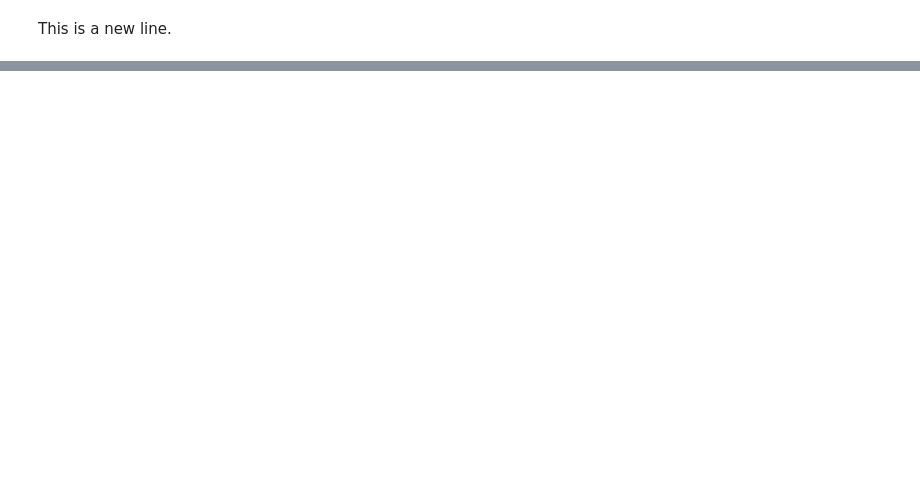
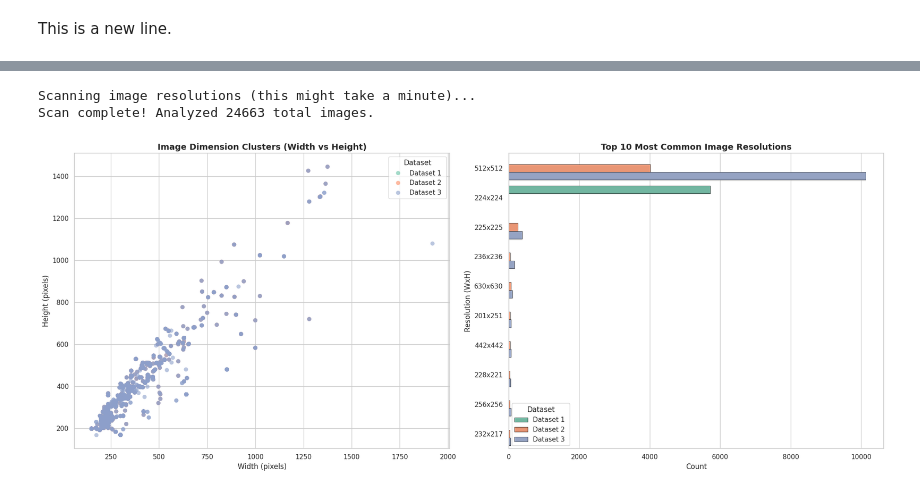
Before and after one commit to Zannatun-Nayem-Fahima/Deep-Learning-Project, a Jupyter notebook: BrainTumor.ipynb, the cells around one changed output, grey strips where cells are left out. Drawn from its saved outputs; the diff is of its cells as text; code cells hidden in the pictures; blank space fills up the shorter version.

```diff
--- a/BrainTumor.ipynb
+++ b/BrainTumor.ipynb
@@ -157,0 +328,74 @@ This is a new line.
+# %%
+resolution_records = []
+
+print("Scanning image resolutions (this might take a minute)...")
+
+# 1. Walk through datasets and extract width and height
+for name, base_path in zip(dataset_names, dataset_paths):
+    if not os.path.exists(base_path):
+        print(f"Skipping {name}: Path not found.")
+        continue
+
+    for root, dirs, files in os.walk(base_path):
+        for file in files:
+            if file.lower().endswith(('.png', '.jpg', '.jpeg')):
+                img_path = os.path.join(root, file)
+
+                # Using cv2.imread is reliable, but to speed things up we can just grab shape
+                img = cv2.imread(img_path)
+                if img is not None:
+                    h, w, _ = img.shape
+                    resolution_records.append({
+                        "Dataset": name,
+                        "Width": w,
+                        "Height": h,
+                        "Resolution": f"{w}x{h}"
+                    })
+
+df_res = pd.DataFrame(resolution_records)
+print(f"Scan complete! Analyzed {len(df_res)} total images.")
+
+# 2. Build the Dashboard Plot
+fig, (ax1, ax2) = plt.subplots(1, 2, figsize=(20, 8))
+sns.set_theme(style="whitegrid")
+
+# Left Plot: Scatter plot showing Height vs Width clusters
+sns.scatterplot(
+    data=df_res,
+    x="Width",
+    y="Height",
+    hue="Dataset",
+    alpha=0.6,
+    palette="Set2",
+    ax=ax1,
+    s=50,
+    edgecolor='none'
+)
+ax1.set_title("Image Dimension Clusters (Width vs Height)", fontsize=14, fontweight='bold')
+ax1.set_xlabel("Width (pixels)", fontsize=12)
+ax1.set_ylabel("Height (pixels)", fontsize=12)
+
+# Right Plot: Top 10 resolution configurations across datasets
+top_resolutions = df_res['Resolution'].value_counts().nlargest(10).index
+df_top_res = df_res[df_res['Resolution'].isin(top_resolutions)]
+
+sns.countplot(
+    data=df_top_res,
+    y="Resolution",
+    hue="Dataset",
+    palette="Set2",
+    ax=ax2,
+    order=top_resolutions,
+    edgecolor='black',
+    linewidth=0.5
+)
+ax2.set_title("Top 10 Most Common Image Resolutions", fontsize=14, fontweight='bold')
+ax2.set_xlabel("Count", fontsize=12)
+ax2.set_ylabel("Resolution (WxH)", fontsize=12)
+
+plt.tight_layout()
+plt.show()
+# %% [output]
+Scanning image resolutions (this might take a minute)...
+Scan complete! Analyzed 24663 total images.
+[figure, added]
```
Also changed, not shown: parts of 8 cells of this notebook.
